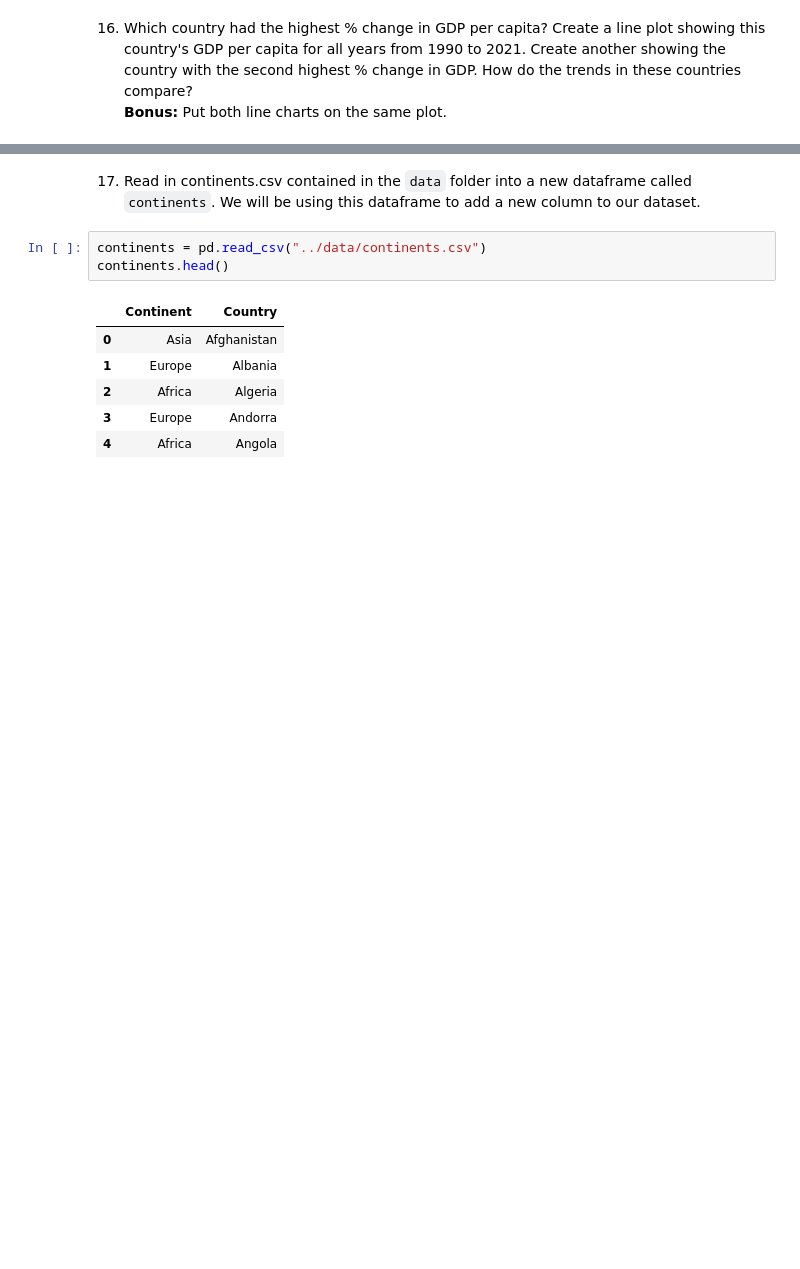
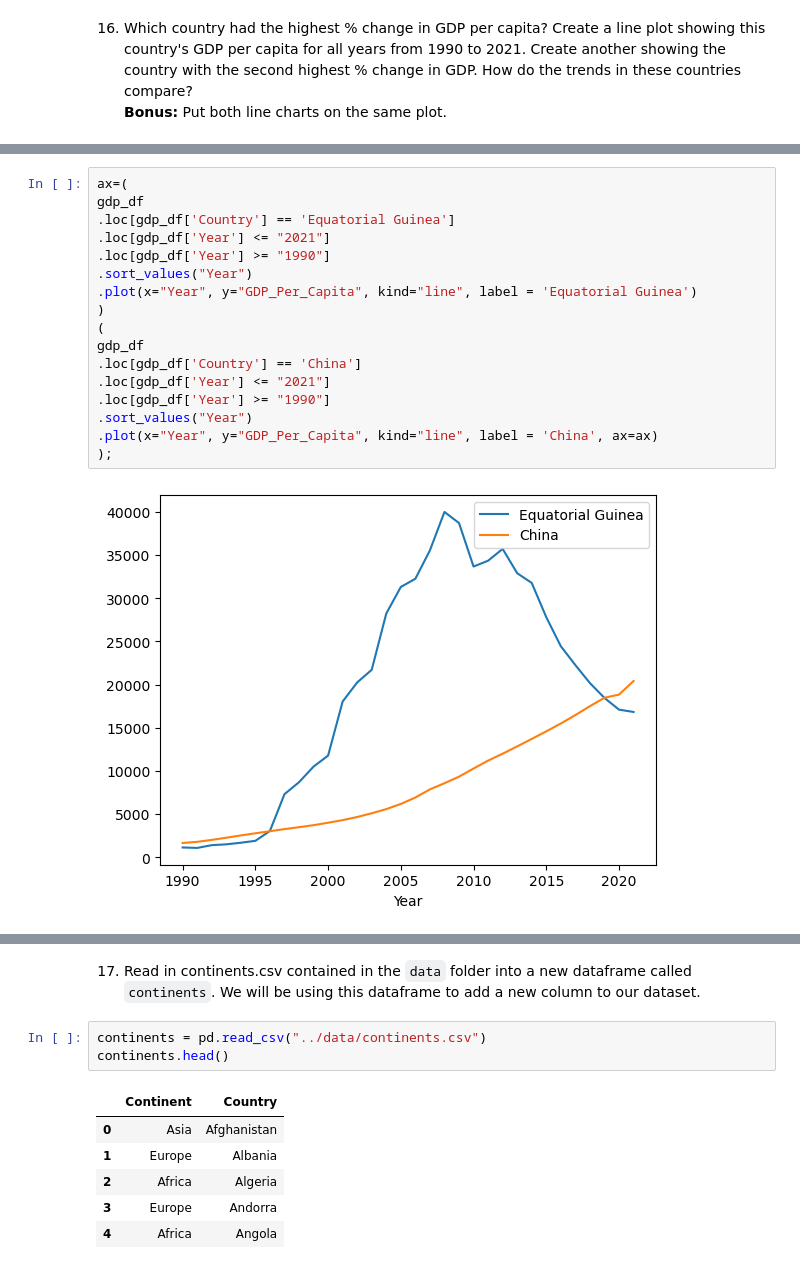
Before and after one commit to nss-data-science-cohort-9/un-exploration-ADoddala, a Jupyter notebook: notebooks/UN_Data_percapita.ipynb, the cells around one changed output, grey strips where cells are left out. Drawn from its saved outputs; the diff is of its cells as text; blank space fills up the shorter version.

```diff
--- a/notebooks/UN_Data_percapita.ipynb
+++ b/notebooks/UN_Data_percapita.ipynb
@@ -238 +258,20 @@ plt.show();
+# %%
+ax=(
+gdp_df
+.loc[gdp_df['Country'] == 'Equatorial Guinea']
+.loc[gdp_df['Year'] <= "2021"]
+.loc[gdp_df['Year'] >= "1990"]
+.sort_values("Year")
+.plot(x="Year", y="GDP_Per_Capita", kind="line", label = 'Equatorial Guinea')
+)
+(
+gdp_df
+.loc[gdp_df['Country'] == 'China']
+.loc[gdp_df['Year'] <= "2021"]
+.loc[gdp_df['Year'] >= "1990"]
+.sort_values("Year")
+.plot(x="Year", y="GDP_Per_Capita", kind="line", label = 'China', ax=ax)
+);
+# %% [output]
+[figure, added]
 # %%
```
Also changed, not shown: parts of 16 cells of this notebook.
